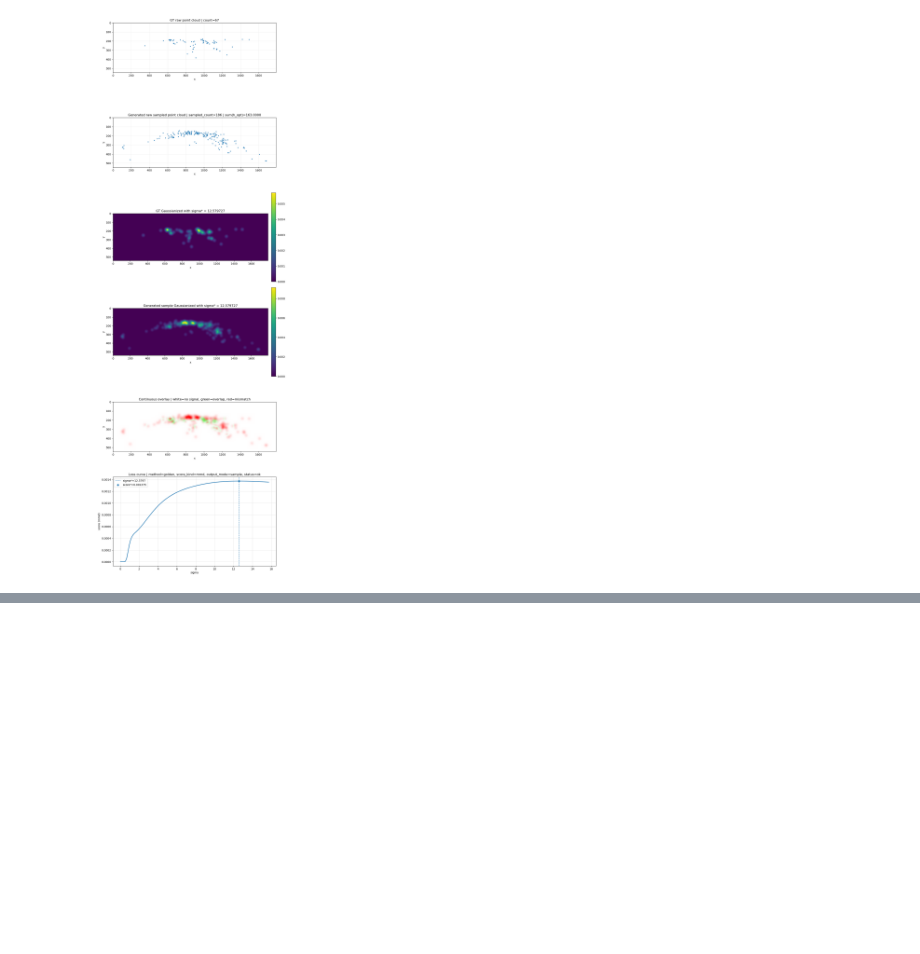
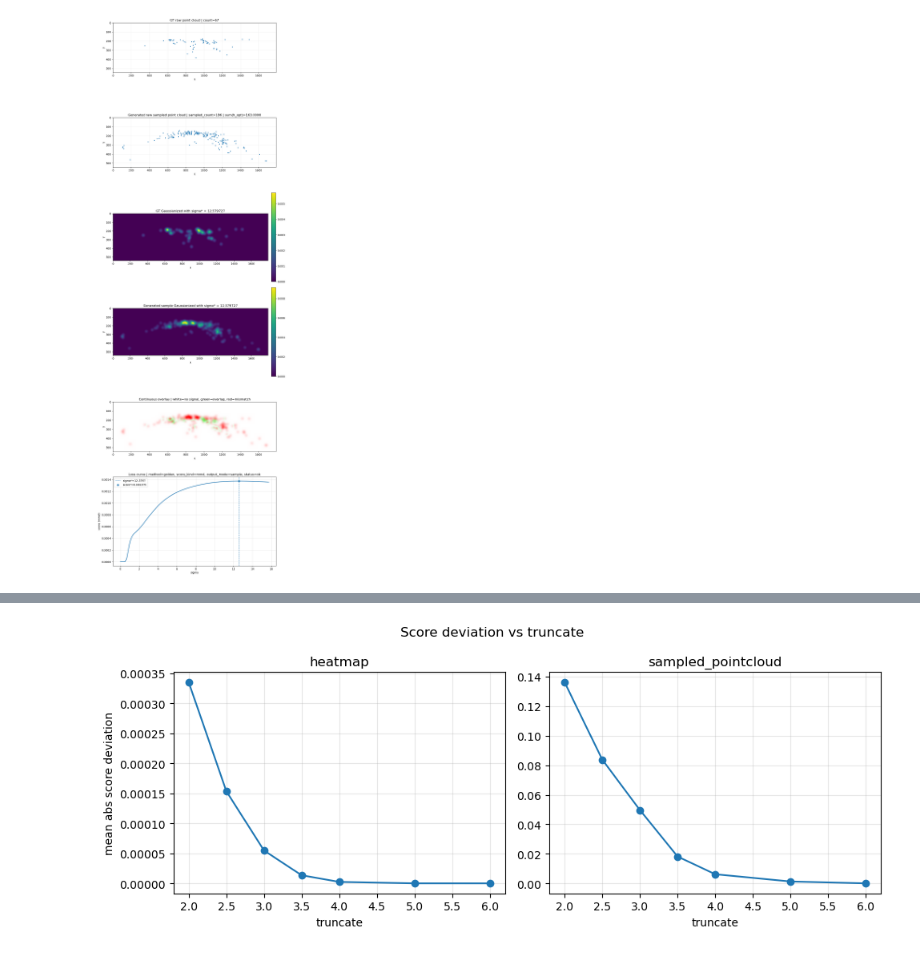
Before and after one commit to fragenabhaken-ux/CMPPP_Radar_MMSegmentation, a Jupyter notebook: ppp_analysis/metric_stat_analysis_PPPloss_based_V1.ipynb, the cells around one changed output, grey strips where cells are left out. Saved outputs shown, nothing was run; the diff lists cells and outputs as text; code cells hidden in the pictures; blank space fills up the shorter version.

```diff
--- a/ppp_analysis/metric_stat_analysis_PPPloss_based_V1.ipynb
+++ b/ppp_analysis/metric_stat_analysis_PPPloss_based_V1.ipynb
@@ -1405,0 +1969,17 @@ out = plot_gt_input_and_optimal_blur(
+# %%
+fig, axes = plt.subplots(1, 2, figsize=(10, 4))
+
+for ax, input_type in zip(axes, INPUT_TYPES):
+    sub = summary[summary["input_type"] == input_type].sort_values("truncate")
+    ax.plot(sub["truncate"], sub["mean_abs_score_diff"], marker="o")
+    ax.set_xlabel("truncate")
+    ax.set_title(input_type)
+    ax.grid(True, alpha=0.3)
+
+axes[0].set_ylabel("mean abs score deviation")
+
+plt.suptitle("Score deviation vs truncate")
+plt.tight_layout()
+plt.show()
+# %% [output]
+[figure, added]
```
Also changed, not shown: parts of 6 cells of this notebook, 3 other files.
